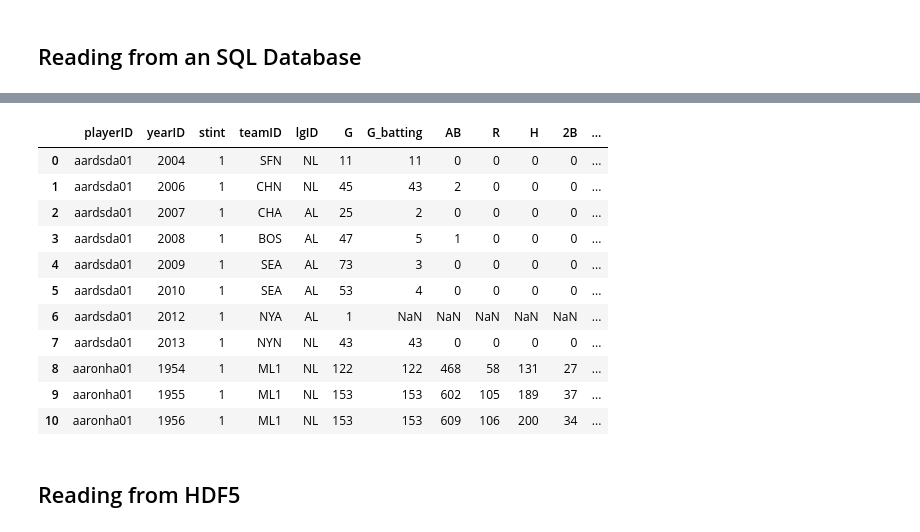
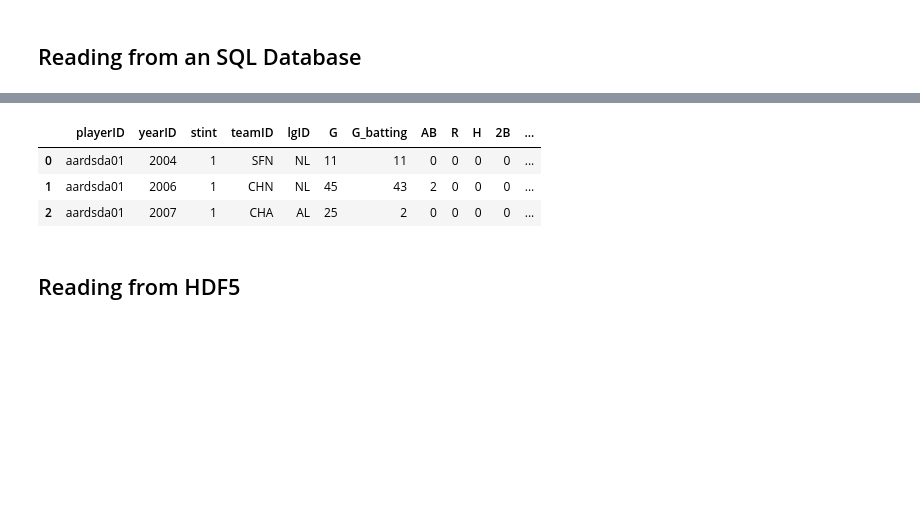
Before and after one commit to Will-So/B, a Jupyter notebook: 10 Minutes Blaze.ipynb, the cells around one changed output, grey strips where cells are left out. Cells and saved outputs as stored; diff of their text form; code cells hidden in the pictures; blank space fills up the shorter version.

```diff
--- a/10 Minutes Blaze.ipynb
+++ b/10 Minutes Blaze.ipynb
@@ -54,19 +57,11 @@ print(db.fields,)
 # %%
 df = db.Batting
-df
+df.head(3)
 # %% [output]
 |  | playerID | yearID | stint | teamID | lgID | G | G_batting | AB | R | H | 2B | ... |
 | 0 | aardsda01 | 2004 | 1 | SFN | NL | 11 | 11 | 0 | 0 | 0 | 0 | ... |
 | 1 | aardsda01 | 2006 | 1 | CHN | NL | 45 | 43 | 2 | 0 | 0 | 0 | ... |
 | 2 | aardsda01 | 2007 | 1 | CHA | AL | 25 | 2 | 0 | 0 | 0 | 0 | ... |
-| 3 | aardsda01 | 2008 | 1 | BOS | AL | 47 | 5 | 1 | 0 | 0 | 0 | ... |
-| 4 | aardsda01 | 2009 | 1 | SEA | AL | 73 | 3 | 0 | 0 | 0 | 0 | ... |
-| 5 | aardsda01 | 2010 | 1 | SEA | AL | 53 | 4 | 0 | 0 | 0 | 0 | ... |
-| 6 | aardsda01 | 2012 | 1 | NYA | AL | 1 | NaN | NaN | NaN | NaN | NaN | ... |
-| 7 | aardsda01 | 2013 | 1 | NYN | NL | 43 | 43 | 0 | 0 | 0 | 0 | ... |
-| 8 | aaronha01 | 1954 | 1 | ML1 | NL | 122 | 122 | 468 | 58 | 131 | 27 | ... |
-| 9 | aaronha01 | 1955 | 1 | ML1 | NL | 153 | 153 | 602 | 105 | 189 | 37 | ... |
-| 10 | aaronha01 | 1956 | 1 | ML1 | NL | 153 | 153 | 609 | 106 | 200 | 34 | ... |
 # %% [markdown]
 ## Reading from HDF5
 # %% [markdown]
```
Also changed, not shown: parts of 16 cells of this notebook.
